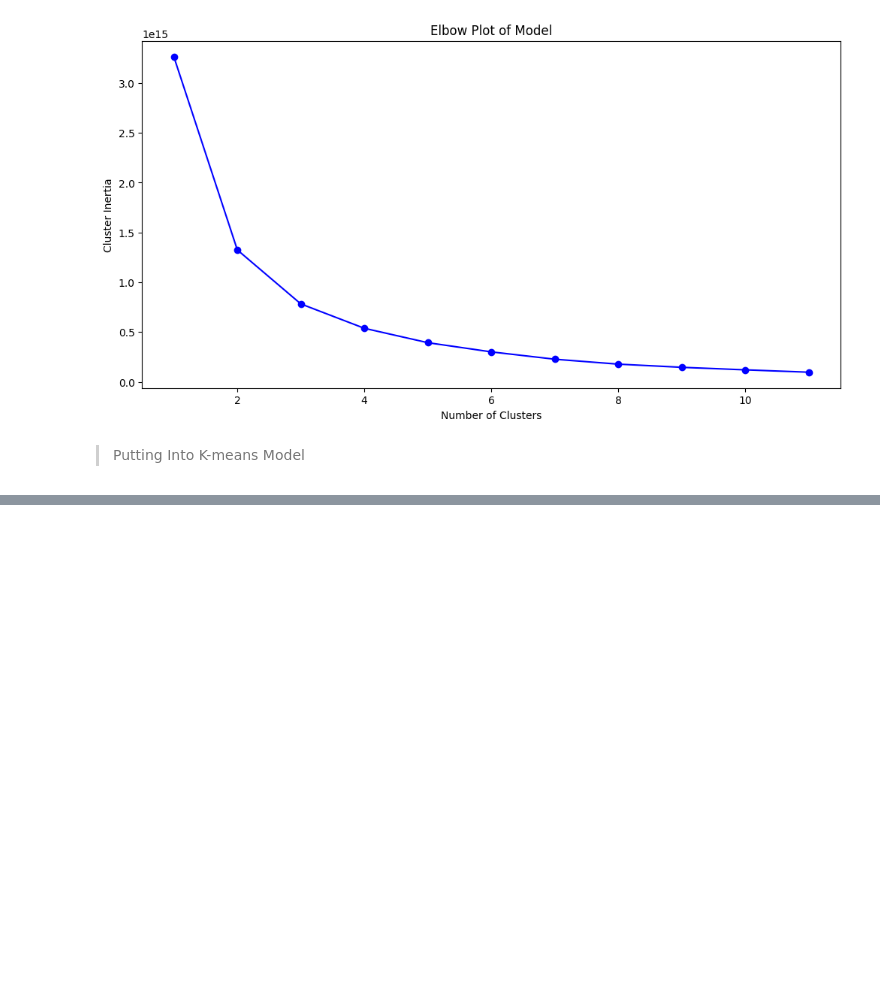
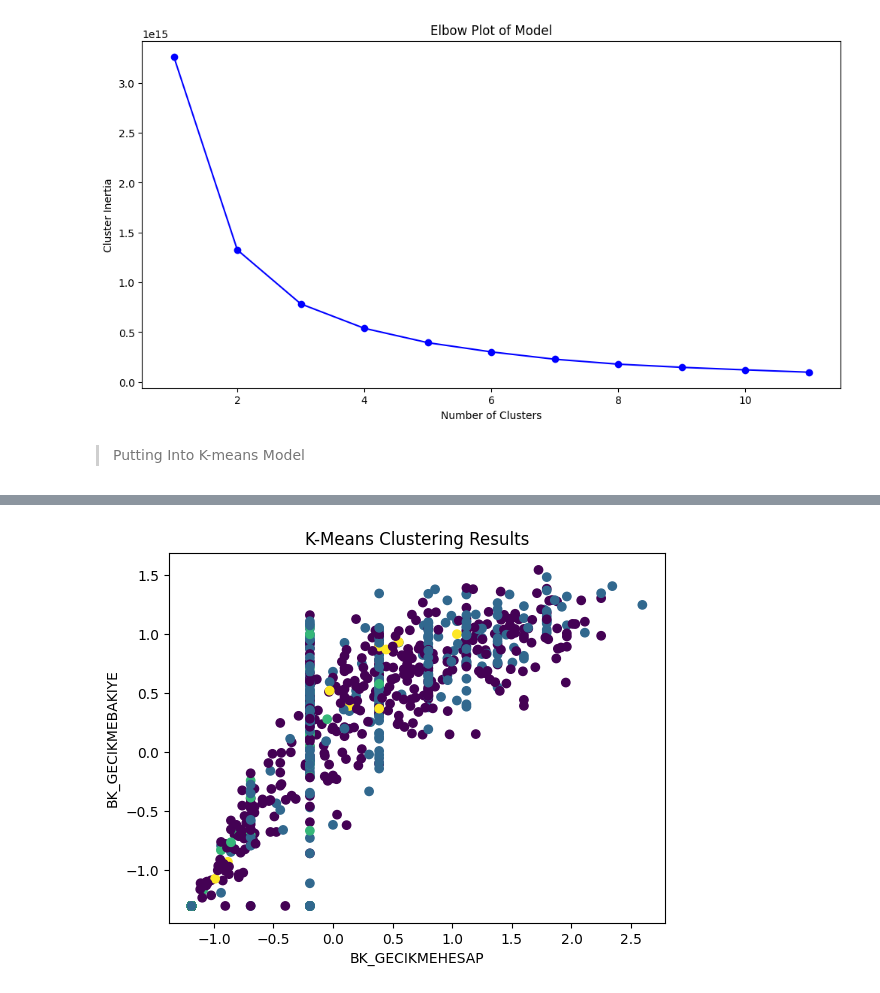
Before and after one commit to EmirhanServeren/factoring-customer-segmentation, a Jupyter notebook: segmentation.ipynb, the cells around one changed output, grey strips where cells are left out. Saved outputs shown, nothing was run; the diff lists cells and outputs as text; code cells hidden in the pictures; blank space fills up the shorter version.

```diff
--- a/segmentation.ipynb
+++ b/segmentation.ipynb
@@ -999,4 +1055,15 @@ g_company_type_df.head(10)
 | 7 | 2457954 | 12024009 | 3014102 | 3 | 2213.0 | 226.0 | 2.0 | 1012.0 | ... |
 | 8 | 2458651 | 12024009 | 6836962 | 3 | 2213.0 | 226.0 | 2.0 | 1012.0 | ... |
 | 9 | 2458652 | 12024009 | 6836961 | 3 | 2213.0 | 226.0 | 2.0 | 1012.0 | ... |
+# %%
+g_company_type_sample = g_company_type.sample(1000)     # sample 1000 customers from the dataset
+scatter=plt.scatter(g_company_type_sample['BK_GECIKMEHESAP'], g_company_type_sample['BK_GECIKMEBAKIYE'],
+                c=g_company_type_sample['cluster_labels'])
+
+plt.xlabel('BK_GECIKMEHESAP')
+plt.ylabel('BK_GECIKMEBAKIYE')
+plt.title('K-Means Clustering Results')
+plt.show()
+# %% [output]
+[figure, added]
 # %%
```
Also changed, not shown: parts of 24 cells of this notebook.
